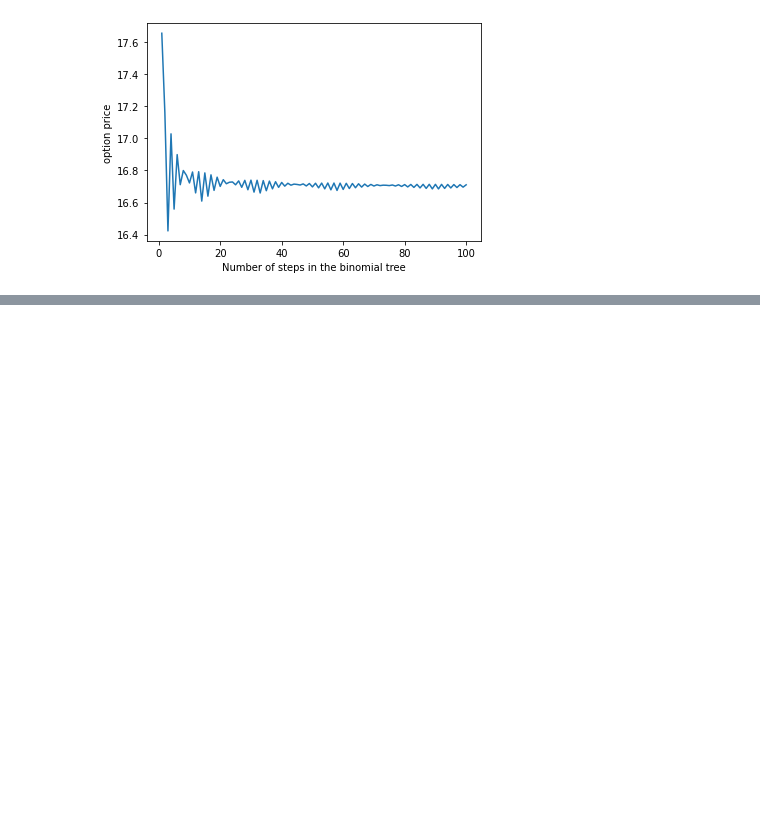
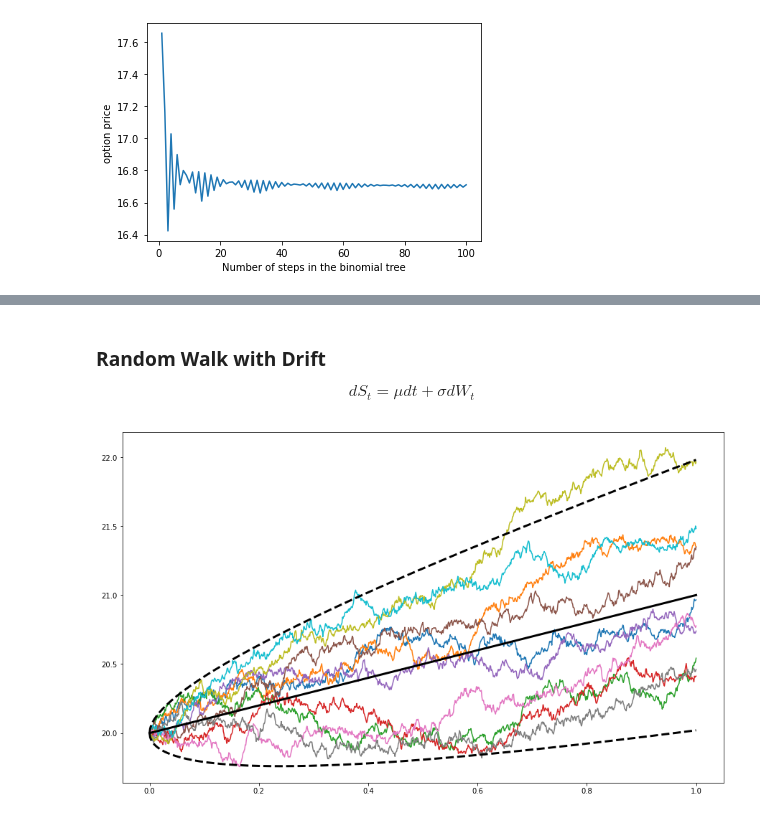
Before and after one commit to gusamarante/QuantFin, a Jupyter notebook: quantfin_examples.ipynb, the cells around one changed output, grey strips where cells are left out. Drawn from its saved outputs; the diff is of its cells as text; code cells hidden in the pictures; blank space fills up the shorter version.

```diff
--- a/quantfin_examples.ipynb
+++ b/quantfin_examples.ipynb
@@ -106,0 +133,21 @@ plt.show()
+# %% [markdown]
+### Random Walk with Drift
+$$
+dS_{t}=\mu dt+\sigma dW_{t}
+$$
+# %%
+diff = Diffusion(T=1,
+                 n=1000,
+                 k=10,
+                 initial_price=20,  # set the initial price
+                 process_type='rwwd',  # set the process type
+                 drift=1,
+                 diffusion=0.5)
+
+diff.simulated_trajectories.plot(legend=None, figsize=(15, 9))
+diff.theoretical_mean.plot(legend=None, color='black', linewidth=3)
+diff.ci_lower.plot(legend=None, color='black', linewidth=3, linestyle='--')
+diff.ci_upper.plot(legend=None, color='black', linewidth=3, linestyle='--')
+plt.show()
+# %% [output]
+[figure, added]
```
Also changed, not shown: parts of 9 cells of this notebook, 2 other files.
